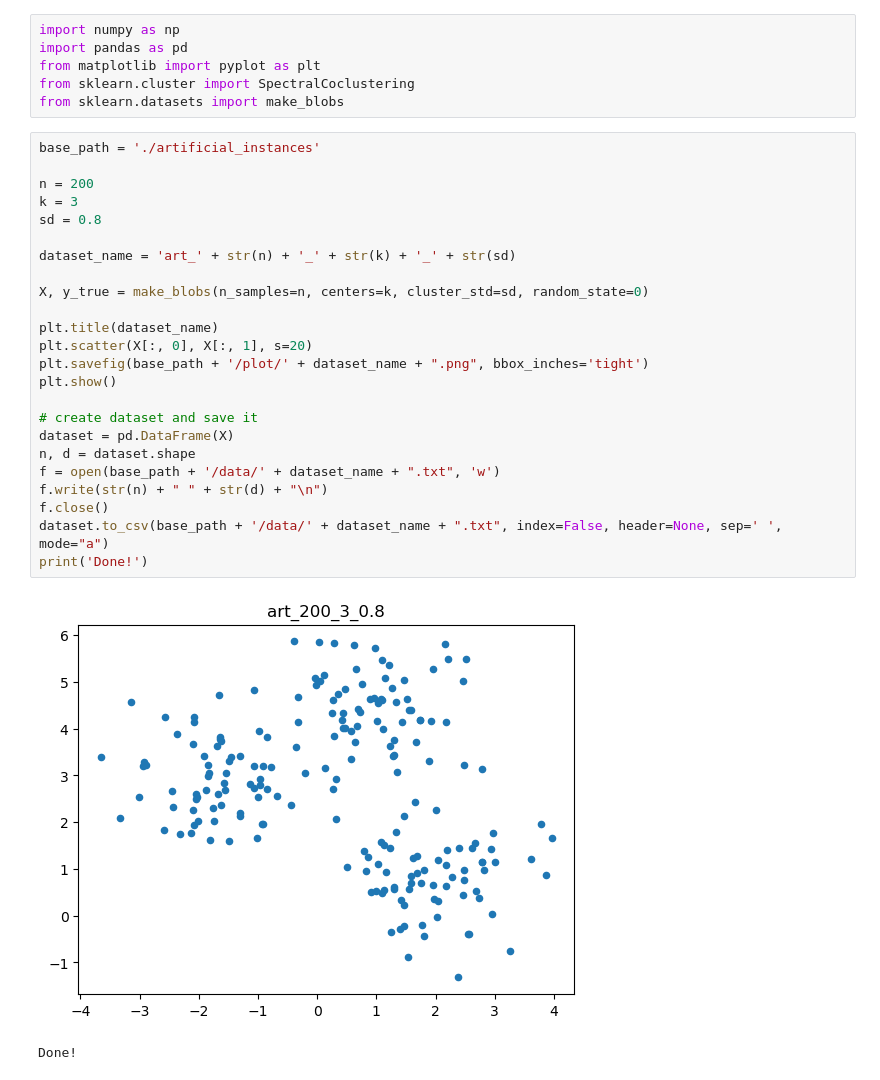
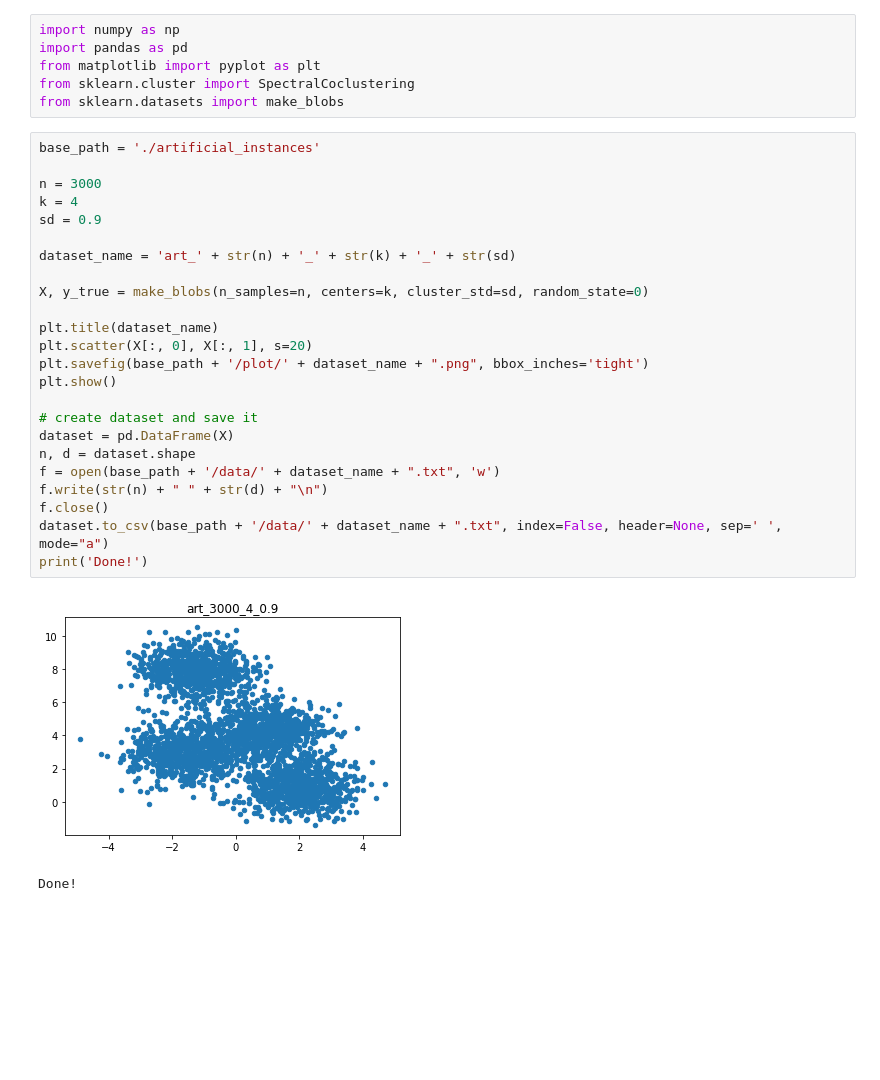
Before and after one commit to AnnaLivia/mr-sos-dp, a Jupyter notebook: make_cluster.ipynb, the cells around one changed output. Drawn from its saved outputs; the diff is of its cells as text; blank space fills up the shorter version.

```diff
--- a/make_cluster.ipynb
+++ b/make_cluster.ipynb
@@ -7,27 +7,27 @@ from sklearn.datasets import make_blobs
 # %%
 base_path = './artificial_instances'
 
-n = 200
-k = 3
-sd = 0.8
+n = 3000
+k = 4
+sd = 0.9
 
 dataset_name = 'art_' + str(n) + '_' + str(k) + '_' + str(sd)
 
 X, y_true = make_blobs(n_samples=n, centers=k, cluster_std=sd, random_state=0)
 
 plt.title(dataset_name)
 plt.scatter(X[:, 0], X[:, 1], s=20)
 plt.savefig(base_path + '/plot/' + dataset_name + ".png", bbox_inches='tight')
 plt.show()
 
 # create dataset and save it
 dataset = pd.DataFrame(X)
 n, d = dataset.shape
 f = open(base_path + '/data/' + dataset_name + ".txt", 'w')
 f.write(str(n) + " " + str(d) + "\n")
 f.close()
 dataset.to_csv(base_path + '/data/' + dataset_name + ".txt", index=False, header=None, sep=' ', mode="a")
 print('Done!')
 # %% [output]
-[figure, old version]
+[figure, new version]
 Done!
```
Also changed, not shown: 38 other files.
